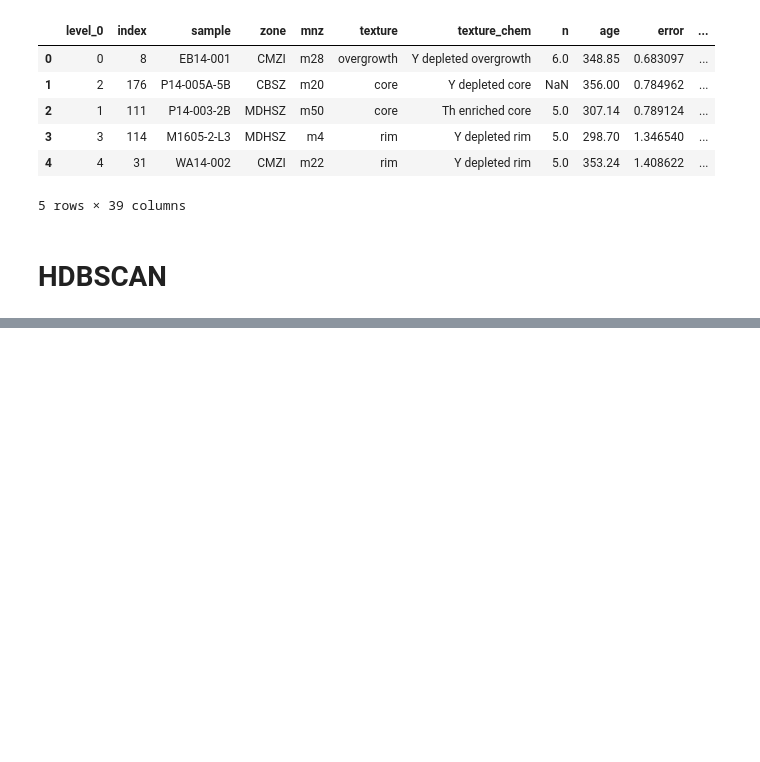
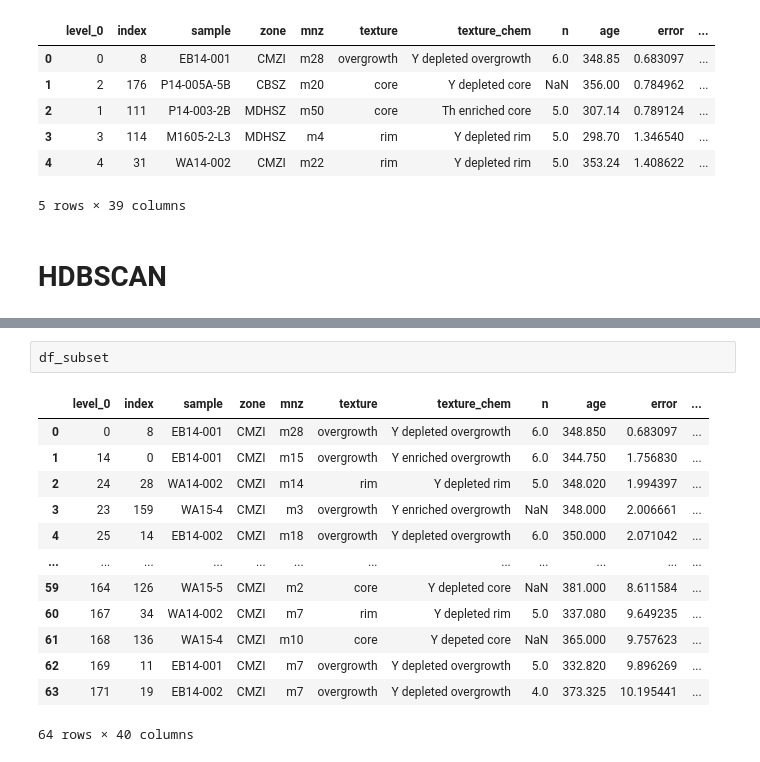
Before and after one commit to masseygeo/monazite-age-clustering, a Jupyter notebook: code/hdbscan.ipynb, the cells around one changed output, grey strips where cells are left out. Drawn from its saved outputs; the diff is of its cells as text; blank space fills up the shorter version.

```diff
--- a/code/hdbscan.ipynb
+++ b/code/hdbscan.ipynb
@@ -36,0 +164,16 @@ df.head()
+# %%
+df_subset
+# %% [output]
+|  | level_0 | index | sample | zone | mnz | texture | texture_chem | n | age | error | ... |
+| 0 | 0 | 8 | EB14-001 | CMZI | m28 | overgrowth | Y depleted overgrowth | 6.0 | 348.850 | 0.683097 | ... |
+| 1 | 14 | 0 | EB14-001 | CMZI | m15 | overgrowth | Y enriched overgrowth | 6.0 | 344.750 | 1.756830 | ... |
+| 2 | 24 | 28 | WA14-002 | CMZI | m14 | rim | Y depleted rim | 5.0 | 348.020 | 1.994397 | ... |
+| 3 | 23 | 159 | WA15-4 | CMZI | m3 | overgrowth | Y enriched overgrowth | NaN | 348.000 | 2.006661 | ... |
+| 4 | 25 | 14 | EB14-002 | CMZI | m18 | overgrowth | Y depleted overgrowth | 6.0 | 350.000 | 2.071042 | ... |
+| ... | ... | ... | ... | ... | ... | ... | ... | ... | ... | ... | ... |
+| 59 | 164 | 126 | WA15-5 | CMZI | m2 | core | Y depleted core | NaN | 381.000 | 8.611584 | ... |
+| 60 | 167 | 34 | WA14-002 | CMZI | m7 | rim | Y depleted rim | 5.0 | 337.080 | 9.649235 | ... |
+| 61 | 168 | 136 | WA15-4 | CMZI | m10 | core | Y depeted core | NaN | 365.000 | 9.757623 | ... |
+| 62 | 169 | 11 | EB14-001 | CMZI | m7 | overgrowth | Y depleted overgrowth | 5.0 | 332.820 | 9.896269 | ... |
+| 63 | 171 | 19 | EB14-002 | CMZI | m7 | overgrowth | Y depleted overgrowth | 4.0 | 373.325 | 10.195441 | ... |
+64 rows × 40 columns
```
Also changed, not shown: parts of 5 cells of this notebook, 19 other files.
